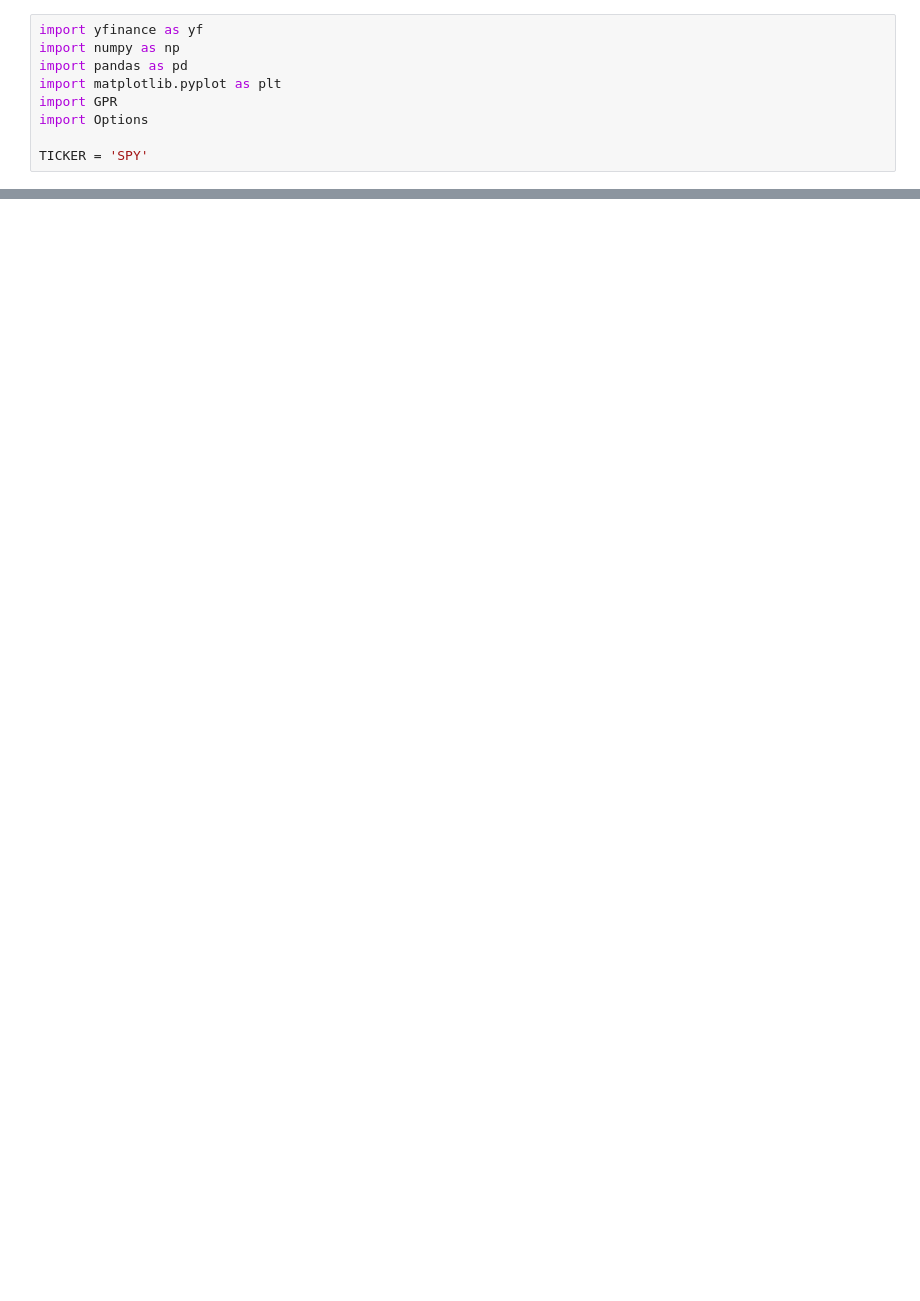
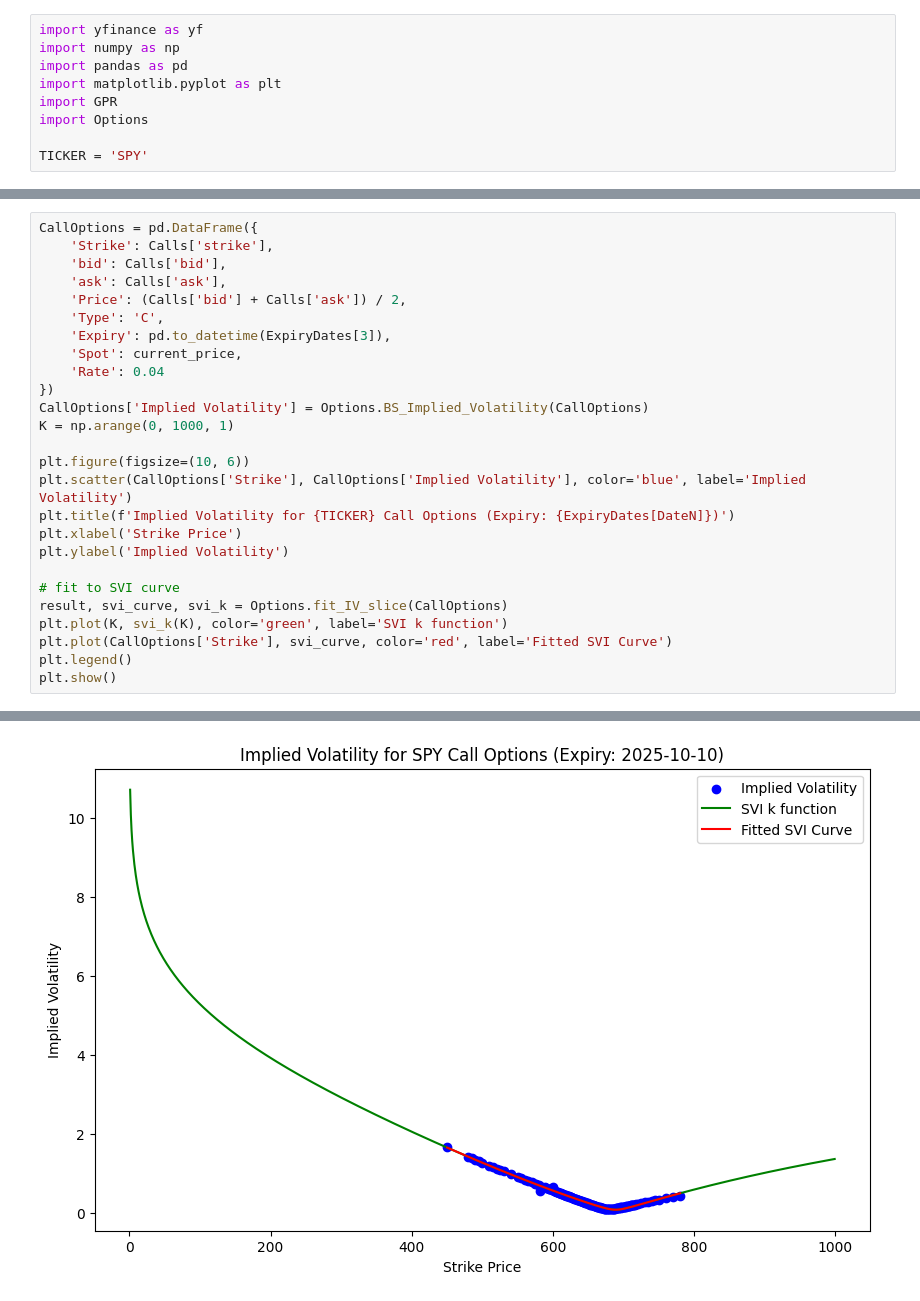
Before and after one commit to AdamDanklefsen/Quant, a Jupyter notebook: OptionsProject/Options_GPR.ipynb, the cells around one changed output, grey strips where cells are left out. Saved outputs shown, nothing was run; the diff lists cells and outputs as text; blank space fills up the shorter version.

Commit message:
Add Hermite Method + Implied Volatility Method

```diff
--- a/OptionsProject/Options_GPR.ipynb
+++ b/OptionsProject/Options_GPR.ipynb
@@ -78,0 +22,27 @@ NameError: name 'g' is not defined
+# %%
+CallOptions = pd.DataFrame({
+    'Strike': Calls['strike'],
+    'bid': Calls['bid'],
+    'ask': Calls['ask'],
+    'Price': (Calls['bid'] + Calls['ask']) / 2,
+    'Type': 'C',
+    'Expiry': pd.to_datetime(ExpiryDates[3]),
+    'Spot': current_price,
+    'Rate': 0.04
+})
+CallOptions['Implied Volatility'] = Options.BS_Implied_Volatility(CallOptions)
+K = np.arange(0, 1000, 1)
+
+plt.figure(figsize=(10, 6))
+plt.scatter(CallOptions['Strike'], CallOptions['Implied Volatility'], color='blue', label='Implied Volatility')
+plt.title(f'Implied Volatility for {TICKER} Call Options (Expiry: {ExpiryDates[DateN]})')
+plt.xlabel('Strike Price')
+plt.ylabel('Implied Volatility')
+
+# fit to SVI curve
+result, svi_curve, svi_k = Options.fit_IV_slice(CallOptions)
+plt.plot(K, svi_k(K), color='green', label='SVI k function')
+plt.plot(CallOptions['Strike'], svi_curve, color='red', label='Fitted SVI Curve')
+plt.legend()
+plt.show()
+# %% [output]
@@ -78,0 +60 @@ NameError: name 'g' is not defined
+[figure, added]
```
Also changed, not shown: parts of 6 cells of this notebook, 1 other file.
